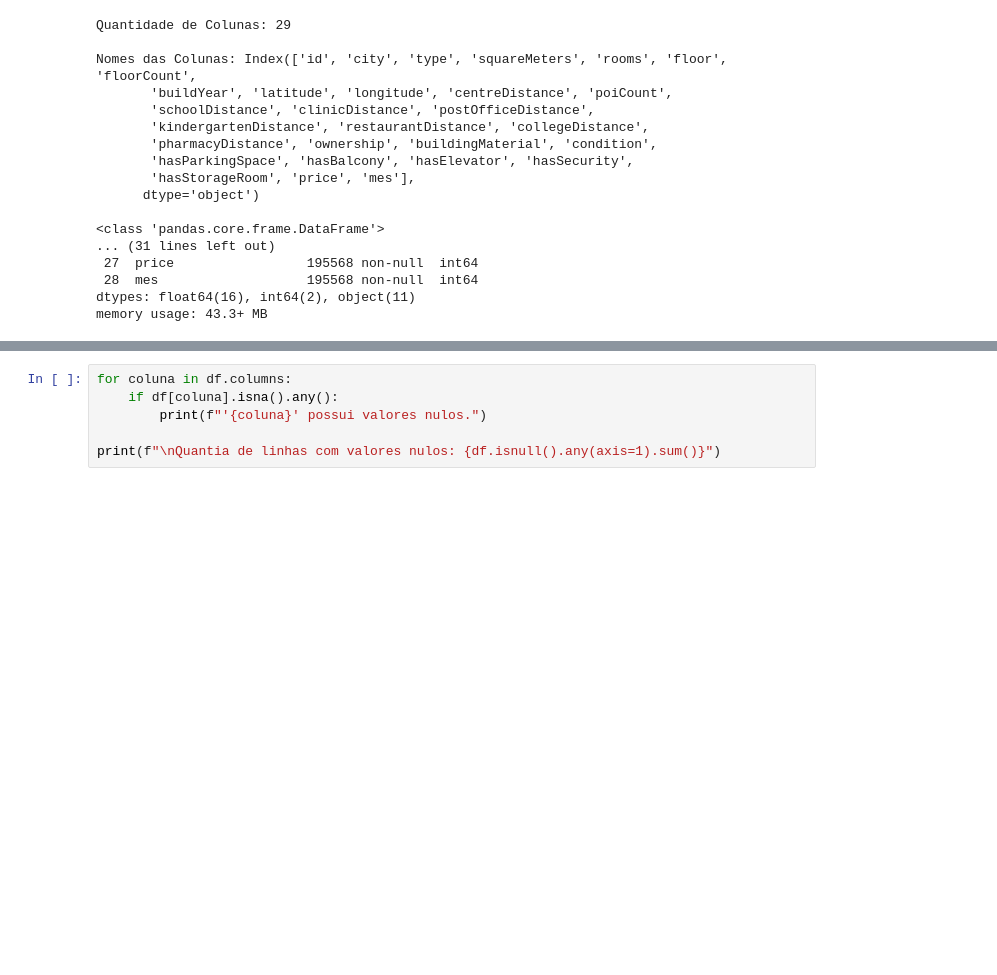
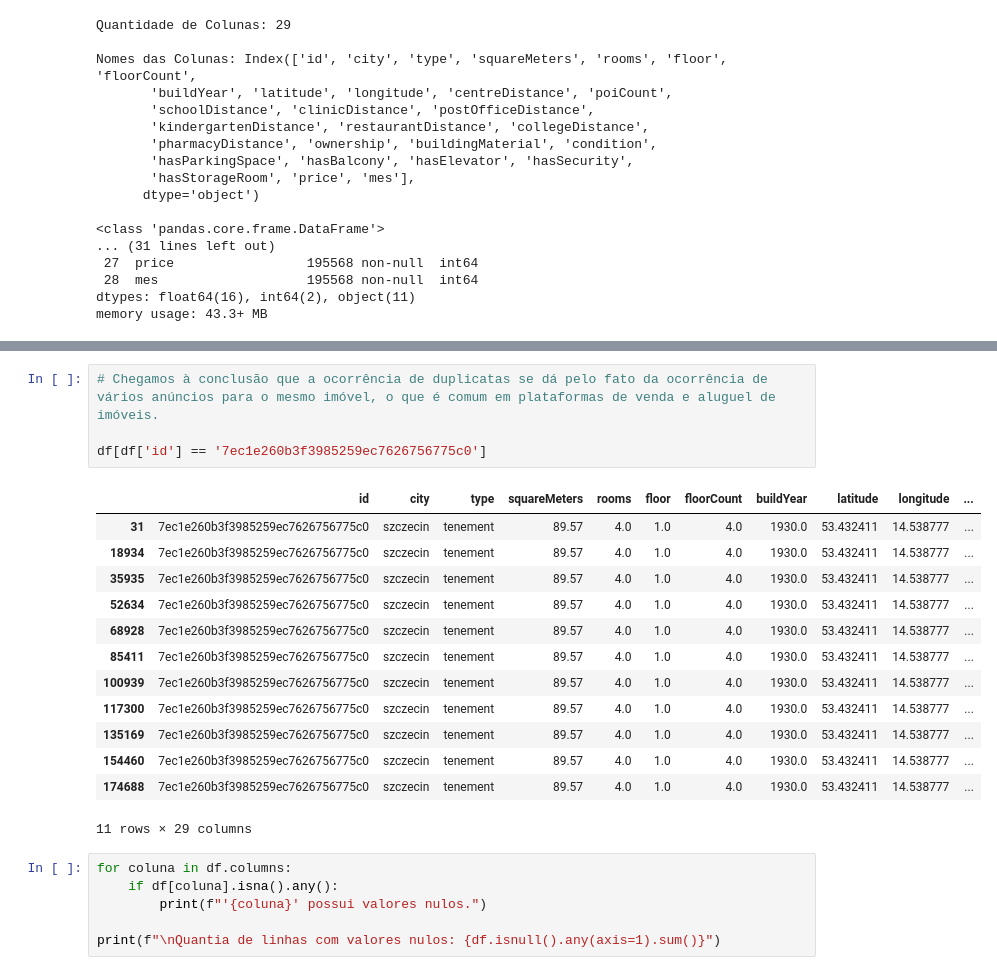
Before and after one commit to HeuerBcH/personal-project, a Jupyter notebook: dados_pipeline/data_cleaning.ipynb, the cells around one changed output, grey strips where cells are left out. Saved outputs shown, nothing was run; the diff lists cells and outputs as text; blank space fills up the shorter version.

```diff
--- a/dados_pipeline/data_cleaning.ipynb
+++ b/dados_pipeline/data_cleaning.ipynb
@@ -95,3 +111,21 @@ memory usage: 43.3+ MB
+# %%
+# Chegamos à conclusão que a ocorrência de duplicatas se dá pelo fato da ocorrência de vários anúncios para o mesmo imóvel, o que é comum em plataformas de venda e aluguel de imóveis.
+
+df[df['id'] == '7ec1e260b3f3985259ec7626756775c0']
+# %% [output]
+|  | id | city | type | squareMeters | rooms | floor | floorCount | buildYear | latitude | longitude | ... |
+| 31 | 7ec1e260b3f3985259ec7626756775c0 | szczecin | tenement | 89.57 | 4.0 | 1.0 | 4.0 | 1930.0 | 53.432411 | 14.538777 | ... |
+| 18934 | 7ec1e260b3f3985259ec7626756775c0 | szczecin | tenement | 89.57 | 4.0 | 1.0 | 4.0 | 1930.0 | 53.432411 | 14.538777 | ... |
+| 35935 | 7ec1e260b3f3985259ec7626756775c0 | szczecin | tenement | 89.57 | 4.0 | 1.0 | 4.0 | 1930.0 | 53.432411 | 14.538777 | ... |
+| 52634 | 7ec1e260b3f3985259ec7626756775c0 | szczecin | tenement | 89.57 | 4.0 | 1.0 | 4.0 | 1930.0 | 53.432411 | 14.538777 | ... |
+| 68928 | 7ec1e260b3f3985259ec7626756775c0 | szczecin | tenement | 89.57 | 4.0 | 1.0 | 4.0 | 1930.0 | 53.432411 | 14.538777 | ... |
+| 85411 | 7ec1e260b3f3985259ec7626756775c0 | szczecin | tenement | 89.57 | 4.0 | 1.0 | 4.0 | 1930.0 | 53.432411 | 14.538777 | ... |
+| 100939 | 7ec1e260b3f3985259ec7626756775c0 | szczecin | tenement | 89.57 | 4.0 | 1.0 | 4.0 | 1930.0 | 53.432411 | 14.538777 | ... |
+| 117300 | 7ec1e260b3f3985259ec7626756775c0 | szczecin | tenement | 89.57 | 4.0 | 1.0 | 4.0 | 1930.0 | 53.432411 | 14.538777 | ... |
+| 135169 | 7ec1e260b3f3985259ec7626756775c0 | szczecin | tenement | 89.57 | 4.0 | 1.0 | 4.0 | 1930.0 | 53.432411 | 14.538777 | ... |
+| 154460 | 7ec1e260b3f3985259ec7626756775c0 | szczecin | tenement | 89.57 | 4.0 | 1.0 | 4.0 | 1930.0 | 53.432411 | 14.538777 | ... |
+| 174688 | 7ec1e260b3f3985259ec7626756775c0 | szczecin | tenement | 89.57 | 4.0 | 1.0 | 4.0 | 1930.0 | 53.432411 | 14.538777 | ... |
+11 rows × 29 columns
 # %%
 for coluna in df.columns:
     if df[coluna].isna().any():
```
Also changed, not shown: parts of 59 cells of this notebook, 2 other files.
